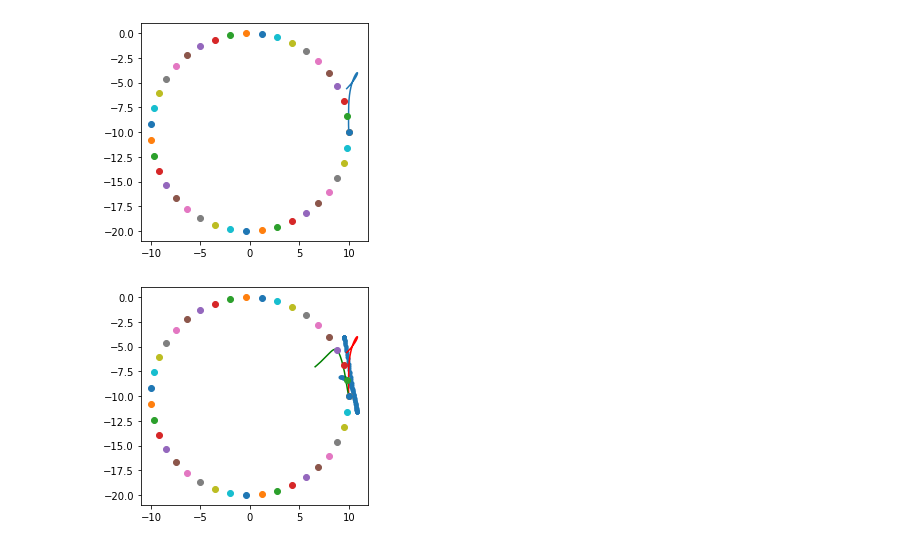
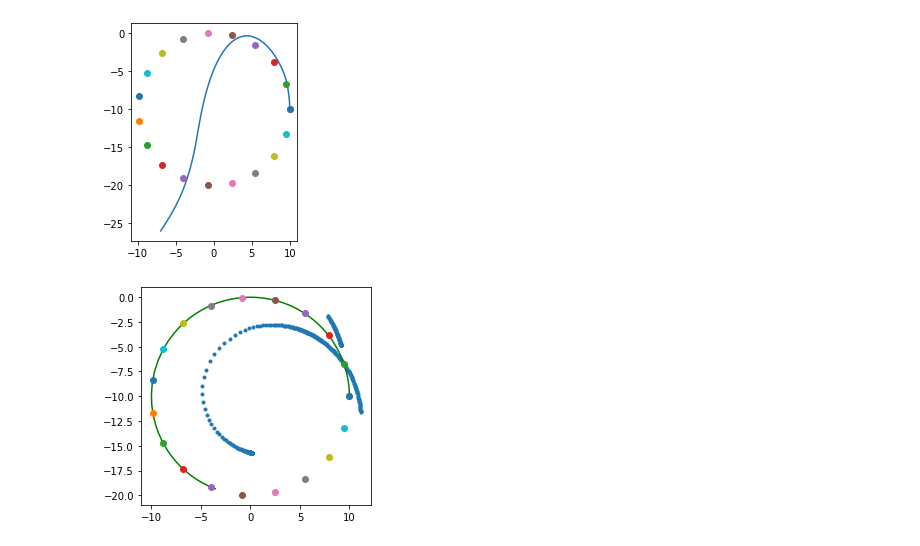
Before and after one commit to esiaero/flightgoggles, a Jupyter notebook: notebooks/speed testing - continuous point.ipynb, the cells around one changed output. Saved outputs shown, nothing was run; the diff lists cells and outputs as text; code cells hidden in the pictures.

```diff
--- a/notebooks/speed testing - continuous point.ipynb
+++ b/notebooks/speed testing - continuous point.ipynb
@@ -29,18 +29,17 @@ sys.path.insert(0, '../')
 from flightgoggles.env import *
 
 # -- CONSTANT VARS ---
-num_waypoints = 40
+num_waypoints = 20
 radius = 10
 circle_center = [0, -10., -30.]
 
 EPSILON = 1.
 #2 * np.pi  * radius * 0.2
-#
 #2 * np.pi * radius / num_waypoints * 6 # how decide this??
 LOOPS = 1
 
 
-AMBITION = 6.
+AMBITION = 5.2
 
 
 # -- END CONSTANT VARS --
@@ -53,7 +52,7 @@ theta_perpen = theta + np.pi / 2
 waypoint_coords = np.vstack((circle_center[0] + radius*np.cos(theta), #x
                              circle_center[1] + radius*np.sin(theta), #y
                              circle_center[2] * np.ones(num_waypoints), #z
-                             theta_perpen))                                  # attitude
+                             theta_perpen))                             # attitude
 
 head = Node(waypoint_coords.T[0])
 waypoint_ll = LinkedList(head)
@@ -64,6 +63,8 @@ for n in waypoint_coords.T:
     p = curr
 
 if __name__ == "__main__":
+
+    # drone flips over when going too fast ? ? ? SimSpeed adjustment needed??
     env = flightgoggles_env(
         cfg_dir="../config",
         cfg_fgclient="FlightGogglesClient_testing.yaml",
@@ -95,20 +96,24 @@ if __name__ == "__main__":
             curr_att = env.get_state("uav1")["attitude_euler_angle"][2]
             curr_vel = env.get_state("uav1")["velocity"]
 
-            curr_pos_perpend_on_circle = circle_center + radius * normalize(curr_pos - circle_center)
+            curr_pos_perpend_on_circle = circle_center + np.append(radius * normalize(curr_pos[:2] - circle_center[:2]), 0)
 
             if (not curr_waypoint.next_node):
                 target_pose = curr_waypoint.val
             else:
                 target_pose = (curr_pos_perpend_on_circle +
-                            normalize(curr_waypoint.val[:3] - curr_pos_perpend_on_circle) * AMBITION)
+                               normalize(curr_waypoint.val[:3] - curr_pos_perpend_on_circle) * AMBITION)
 
                 # curr_att considers x=0 as pi/2
-                curr_att -= np.pi/2
                 att_to_target = np.arctan2(target_pose[1] - curr_pos[1],
                                            target_pose[0] - curr_pos[0])
-                target_pose = np.append(target_pose, att_to_target - curr_att) # attitude
 
+                target_pose = np.append(target_pose, att_to_target) # attitude
+
+#                 print("TARGET ATT", target_pose[3])
+#                 print("CURR ATT", curr_att)
+
+#                 print("SUPPOSED CIRCLE ANGLE, ", np.arctan2(target_pose[1], target_pose[0]))
             # alternate next waypoint criteria, to avoid having to tune EPSILON overmuch
 #             if np.linalg.norm(curr_pos - curr_waypoint.val[:3]) < np.linalg.norm(curr_pos - follow_point):
 #                 break
@@ -117,19 +122,12 @@ if __name__ == "__main__":
                                             waypoint_command=target_pose,
                                             duration=0.01)
 
-            if rand_accumulator is None:
-                rand_accumulator = np.array([target_pose[3]])
-            else:
-                rand_accumulator = np.vstack((rand_accumulator, target_pose[3]))
-
-
-
+            rand_accumulator = np.append(rand_accumulator, target_pose[3])
 
             if per_accumulator is None:
                 per_accumulator = np.array([curr_pos_perpend_on_circle])
             else:
                 per_accumulator = np.vstack((per_accumulator, curr_pos_perpend_on_circle))
-
 
             if fol_accumulator is None:
                 fol_accumulator = np.array([target_pose])
@@ -146,10 +144,12 @@ if __name__ == "__main__":
 
         curr_waypoint = curr_waypoint.next_node
 
+    f = open("observation notes target circular.txt", "a")
     if not crash:
-        f = open("observation notes target circular.txt", "a")
         f.write(string + " it took {:.2f} sec\n".format(time_counter))
-        f.close()
+    else:
+        f.write(string + " it crashed :(\n")
+    f.close()
 
     with np.printoptions(precision=2, suppress=True):
         print("Final pose", np.append(env.get_state("uav1")["position"],
@@ -176,18 +176,13 @@ plt.plot(pos_accumulator.T[0], pos_accumulator.T[1])
 for column in waypoint_coords.T:
     plt.plot(column[0], column[1], 'o')
 # %% [output]
-[figure, old version]
+[figure, new version]
 # %%
-# Orange dots are the waypoints, dotted are waypoints
-# coloration suggests the order
-import itertools
-import matplotlib.pyplot as plt
-
 plt.gca().set_aspect('equal', adjustable='box')
 plt.plot(fol_accumulator.T[0], fol_accumulator.T[1], '.')
-plt.plot(pos_accumulator.T[0], pos_accumulator.T[1], 'r')
+# plt.plot(pos_accumulator.T[0], pos_accumulator.T[1], 'r')
 plt.plot(per_accumulator.T[0], per_accumulator.T[1], 'g')
 for column in waypoint_coords.T:
     plt.plot(column[0], column[1], 'o')
 # %% [output]
-[figure, old version]
+[figure, new version]
```
Also changed, not shown: parts of 2 cells of this notebook, 2 other files.
